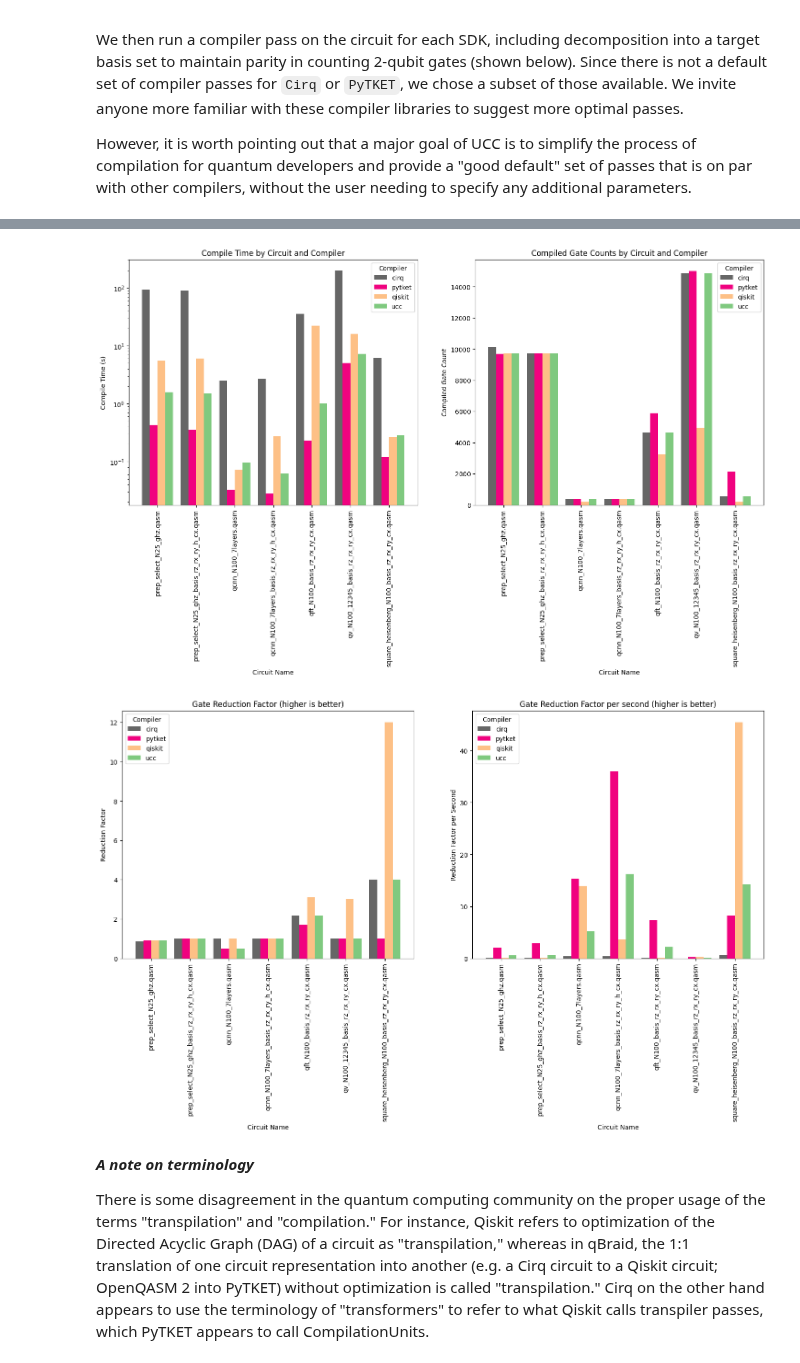
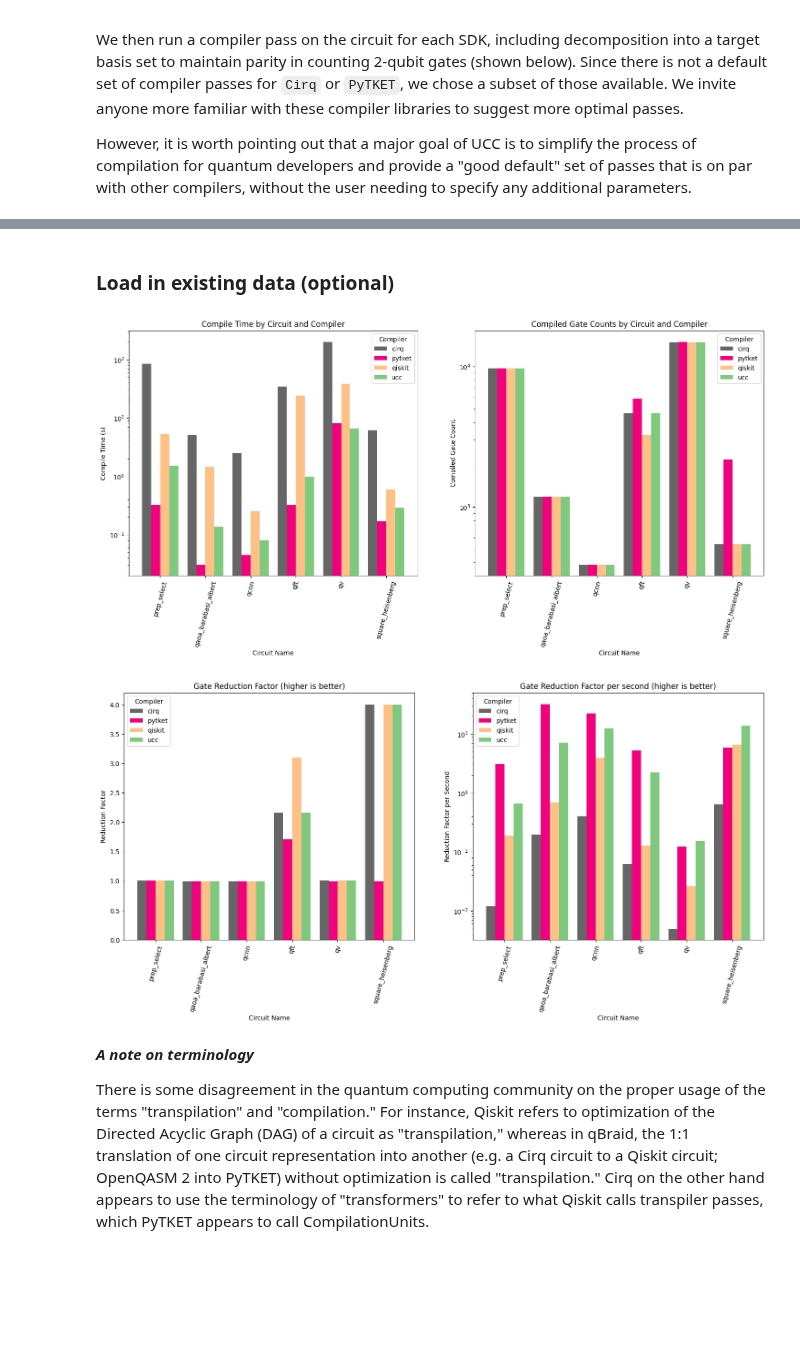
Before and after one commit to xs-es/ucc, a Jupyter notebook: benchmarks/ucc_benchmarks.ipynb, the cells around one changed output, grey strips where cells are left out. Cells and saved outputs as stored; diff of their text form; code cells hidden in the pictures; blank space fills up the shorter version.

Commit message:
Clean up plots, only run decomposed benchmarks, add comments to PyTKET compile function

```diff
--- a/benchmarks/ucc_benchmarks.ipynb
+++ b/benchmarks/ucc_benchmarks.ipynb
@@ -73,22 +71,24 @@ def cirq_compile(cirq_circuit):
 # Compile using TKET
 from pytket.circuit import OpType
 from pytket.predicates import CompilationUnit
-from pytket.passes import DecomposeMultiQubitsCX, DecomposeBoxes, SequencePass, auto_rebase_pass, SimplifyInitial, FullPeepholeOptimise
+from pytket.passes import SequencePass, DecomposeBoxes, auto_rebase_pass, SimplifyInitial, RemoveRedundancies, FullPeepholeOptimise
 from pytket.transform import Transform
 
 def pytket_compile(pytket_circuit):
     """Compile given pytket.Circuit object and return the compiled circuit and total number of raw and compiled 2 qubit gates"""
     compilation_unit = CompilationUnit(pytket_circuit)
 
-    seqpass = SequencePass(
-            [
-                SimplifyInitial(),
-                DecomposeBoxes(),
-                DecomposeMultiQubitsCX(),
-                auto_rebase_pass({OpType.Rx, OpType.Ry, OpType.Rz, OpType.CX, OpType.H}),
-                # FullPeepholeOptimise(), # Extremely slow
-            ]
-        )
+    seqpass = SequencePass([
+        # Remove identity and redundant gates
+        SimplifyInitial(),
+        # Decompose multi-qubit gates into CNOTs and single-qubit gates
+        DecomposeBoxes(),
+        # Rebase the circuit to a target gate set: {Rx, Ry, Rz, CX, H}.
+        RemoveRedundancies(),  # Remove any remaining redundant gates
+        auto_rebase_pass(
+            {OpType.Rx, OpType.Ry, OpType.Rz, OpType.CX, OpType.H}),
+        # FullPeepholeOptimise(), # Very slow, extensive optimization
+    ])
 
     seqpass.apply(compilation_unit) # In-place
 
@@ -158,3 +158,6 @@ def log_performance(compiler_function, raw_circuit, compiler_alias):
     return log_entry
 # %%
 results_log = []
+# %%
+for filename in qasm_files:
+    print(filename.split('/')[-1].split('_N')[0])
@@ -161,8 +173,8 @@ results_log = []
 # %%
 compiler_specs = [
     ('ucc', ucc_compile),
+    ('pytket', pytket_compile),
     ('qiskit', qiskit_compile),
-    ('pytket', pytket_compile),
     ('cirq', cirq_compile)
 ]
 for filename in qasm_files:
@@ -178,7 +190,7 @@ for filename in qasm_files:
                 native_circuit,
                 compiler_alias=alias
                 )
-            log_entry['circuit_name'] = filename.split('/')[-1]
+            log_entry['circuit_name'] = filename.split('/')[-1].split('_N')[0]
 
             results_log.append(log_entry)
 # %% [output]
@@ -219,0 +263,2 @@ df = df.groupby(["circuit_name", "compiler"]).agg(
+# %% [markdown]
+### Load in existing data (optional)
@@ -220,3 +281,6 @@ df = df.groupby(["circuit_name", "compiler"]).agg(
+# %%
+# Make circuit names shorter for plotting display:
+df['circuit_name'] = df['circuit_name'].apply(lambda x: x.split('/')[-1].split('_N')[0])
 # %%
 import matplotlib.pyplot as plt
 
@@ -227,6 +291,7 @@ fig, ax = plt.subplots(1, 2, figsize=(18, 7))
 unique_compilers = df["compiler"].unique()
 colormap = plt.get_cmap("Accent_r", len(unique_compilers))
 color_map = {compiler: colormap(i) for i, compiler in enumerate(unique_compilers)}
+label_angle = 75
 
 # Define bar width and x-offset for side-by-side plotting
 bar_width = 0.2  # Adjust width to make bars skinnier
@@ -241,37 +306,37 @@ for i, key in enumerate(unique_compilers):
 # Format the first plot
 ax[0].set_title("Compile Time by Circuit and Compiler")
 ax[0].set_xlabel("Circuit Name")
 ax[0].set_ylabel("Compile Time (s)")
 ax[0].set_yscale("log")  # Set log scale
 ax[0].set_xticks(x + bar_width * (len(unique_compilers) - 1) / 2)  # Center x-tick labels
 ax[0].set_xticklabels(df["circuit_name"].unique())
 ax[0].legend(title="Compiler")
-ax[0].tick_params(axis='x', rotation=90)  # Rotate x-axis labels
+ax[0].tick_params(axis='x', rotation=label_angle)  # Rotate x-axis labels
 
 # Plot 2: Compiled Gate Counts by Circuit and Compiler
 for i, key in enumerate(unique_compilers):
     # Offset x-positions for each compiler to place bars side-by-side
     grp = df[df["compiler"] == key].sort_values(by=["circuit_name", "compiled_multiq_gates"])
     ax[1].bar(x + i * bar_width, grp["compiled_multiq_gates"], width=bar_width, label=key, color=color_map[key])
 
 # Format the second plot
 ax[1].set_title("Compiled Gate Counts by Circuit and Compiler")
 ax[1].set_xlabel("Circuit Name")
 ax[1].set_ylabel("Compiled Gate Count")
-# ax[1].set_yscale("log")  # Set log scale
+ax[1].set_yscale("log")  # Set log scale
 
 ax[1].set_xticks(x + bar_width * (len(unique_compilers) - 1) / 2)  # Center x-tick labels
 ax[1].set_xticklabels(df["circuit_name"].unique())
 ax[1].legend(title="Compiler")
-ax[1].tick_params(axis='x', rotation=90)  # Rotate x-axis labels
+ax[1].tick_params(axis='x', rotation=label_angle)  # Rotate x-axis labels
 
 
 # Show the plot
 # plt.tight_layout()
 
 plt.show()
 # %% [output]
-[figure, old version]
+[figure, new version]
 # %%
 fig, ax = plt.subplots(1, 2, figsize=(18, 7))
 
@@ -293,7 +358,7 @@ ax[0].set_ylabel("Reduction Factor")
 ax[0].set_xticks(x + bar_width * (len(unique_compilers) - 1) / 2)  # Center x-tick labels
 ax[0].set_xticklabels(df["circuit_name"].unique())
 ax[0].legend(title="Compiler")
-ax[0].tick_params(axis='x', rotation=90)  # Rotate x-axis labels
+ax[0].tick_params(axis='x', rotation=label_angle)  # Rotate x-axis labels
 
 # Plot 2: Reduction Factor per Second by Circuit and Compiler in ax[1]
 for i, key in enumerate(unique_compilers):
@@ -306,21 +371,21 @@ ax[1].set_title("Gate Reduction Factor per second (higher is better)")
 ax[1].set_xlabel("Circuit Name")
 ax[1].set_ylabel("Reduction Factor per Second")
 # Optionally, set log scale if needed:
-# ax[1].set_yscale("log")
+ax[1].set_yscale("log")
 
 
 # Set x-tick positions and labels for ax[1]
 ax[1].set_xticks(x + bar_width * (len(unique_compilers) - 1) / 2)  # Center x-tick labels
 ax[1].set_xticklabels(df["circuit_name"].unique())
 ax[1].legend(title="Compiler")
-ax[1].tick_params(axis='x', rotation=90)  # Rotate x-axis labels
+ax[1].tick_params(axis='x', rotation=label_angle)  # Rotate x-axis labels
 
 # Show the plot
 #plt.tight_layout()
 
 plt.show()
 # %% [output]
-[figure, old version]
+[figure, new version]
 # %% [markdown]
 ***A note on terminology***
 
```
Also changed, not shown: parts of 9 cells of this notebook, 1 other file.
